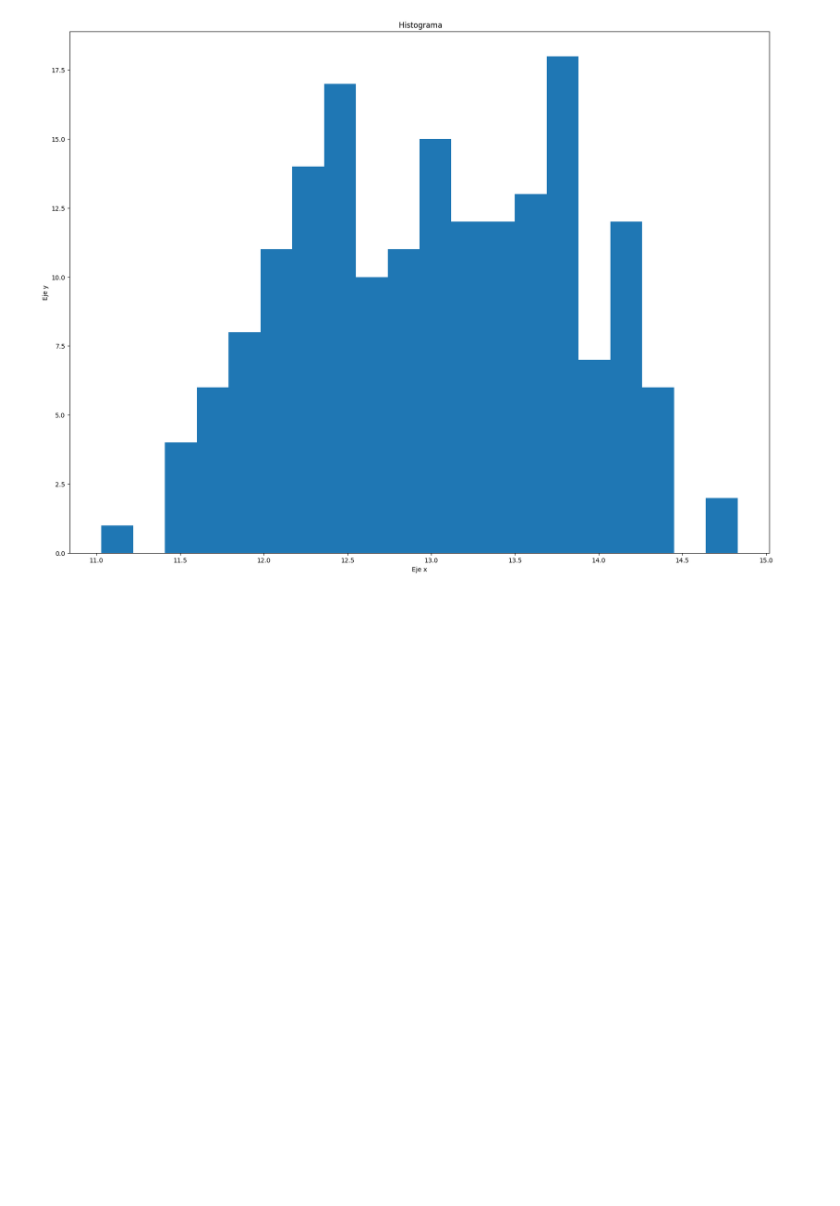
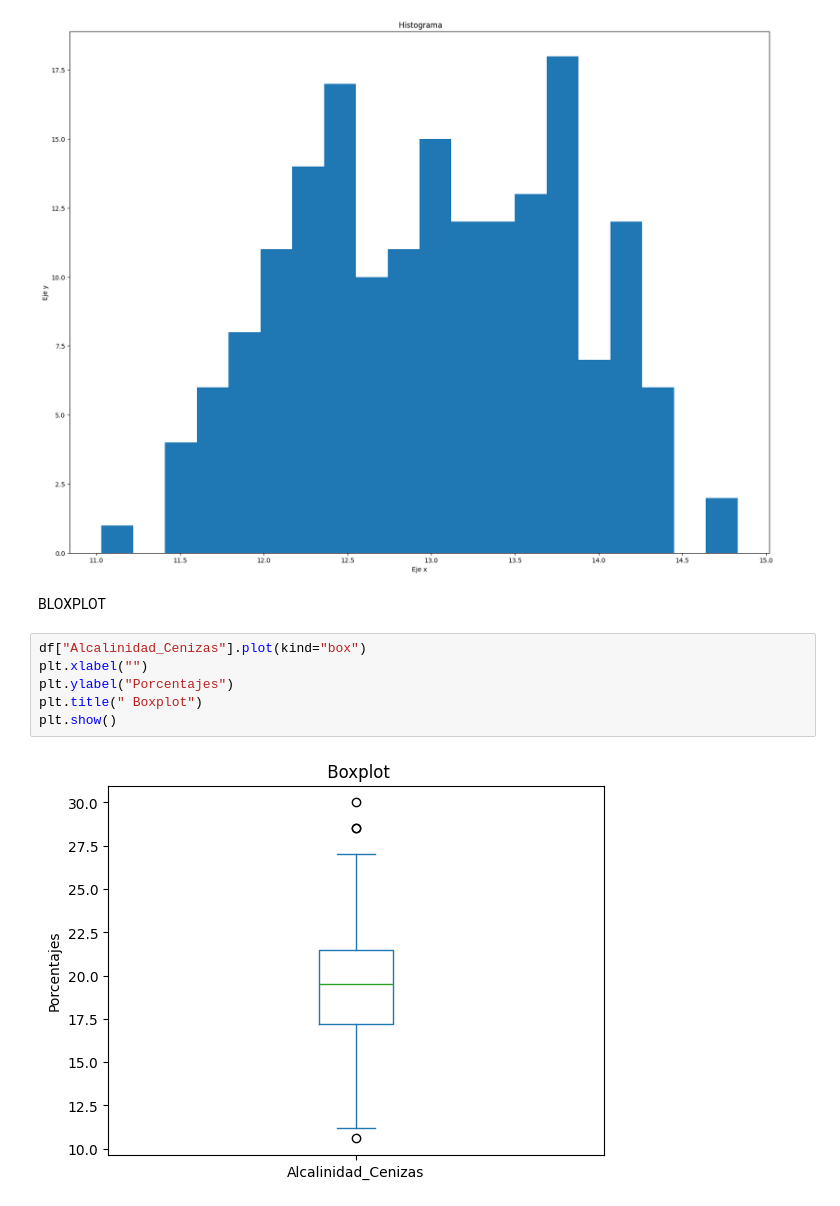
Before and after one commit to laurapinto2/TALLER_TAREA, a Jupyter notebook: TAREA.ipynb, the cells around one changed output. Saved outputs shown, nothing was run; the diff lists cells and outputs as text; blank space fills up the shorter version.

```diff
--- a/TAREA.ipynb
+++ b/TAREA.ipynb
@@ -266,3 +266,13 @@ plt.title(" Histograma")
 plt.show()
 # %% [output]
 [figure]
+# %% [markdown]
+BLOXPLOT
+# %%
+df["Alcalinidad_Cenizas"].plot(kind="box")
+plt.xlabel("")
+plt.ylabel("Porcentajes")
+plt.title(" Boxplot")
+plt.show()
+# %% [output]
+[figure, added]
```
Also changed, not shown: parts of 19 cells of this notebook.
